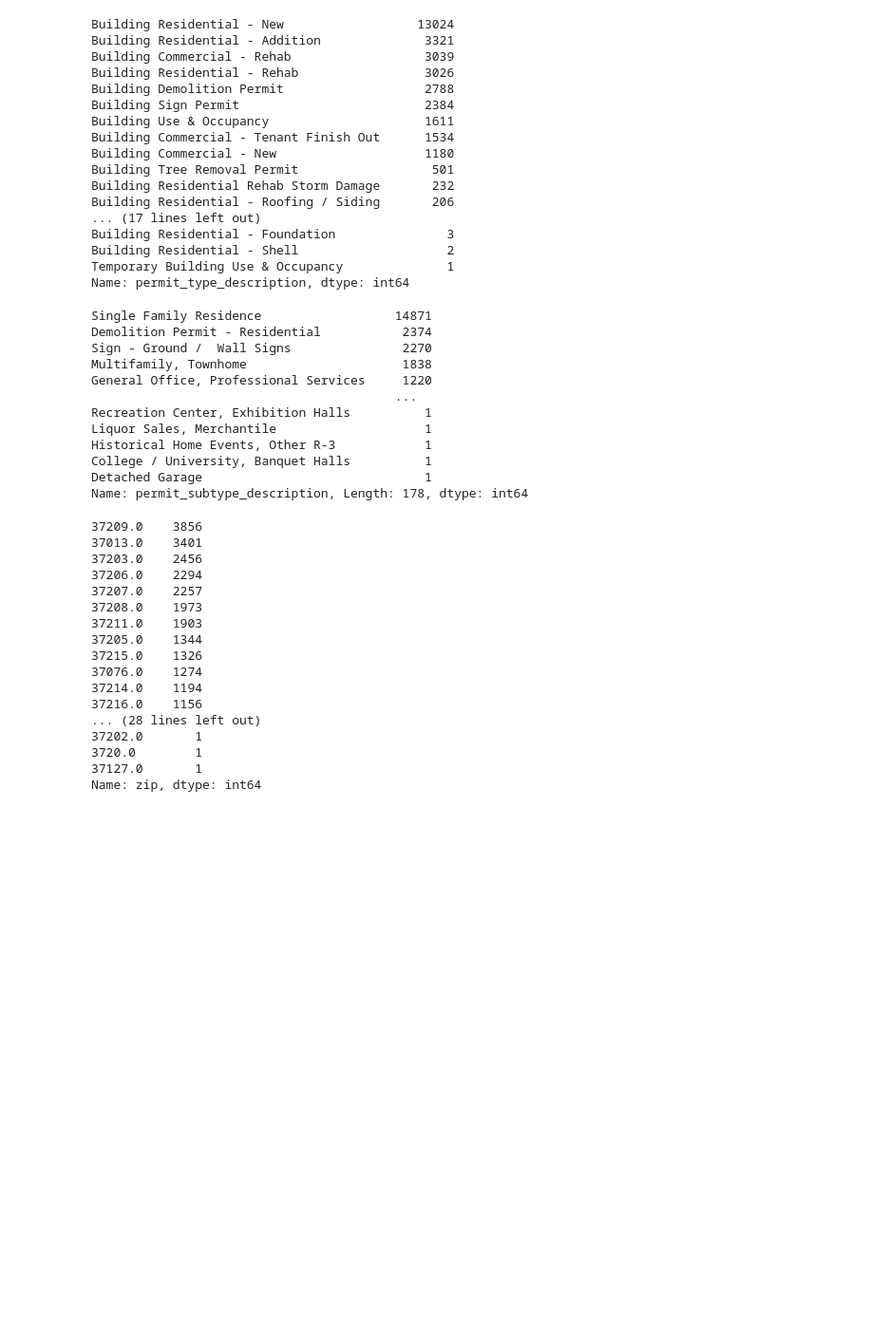
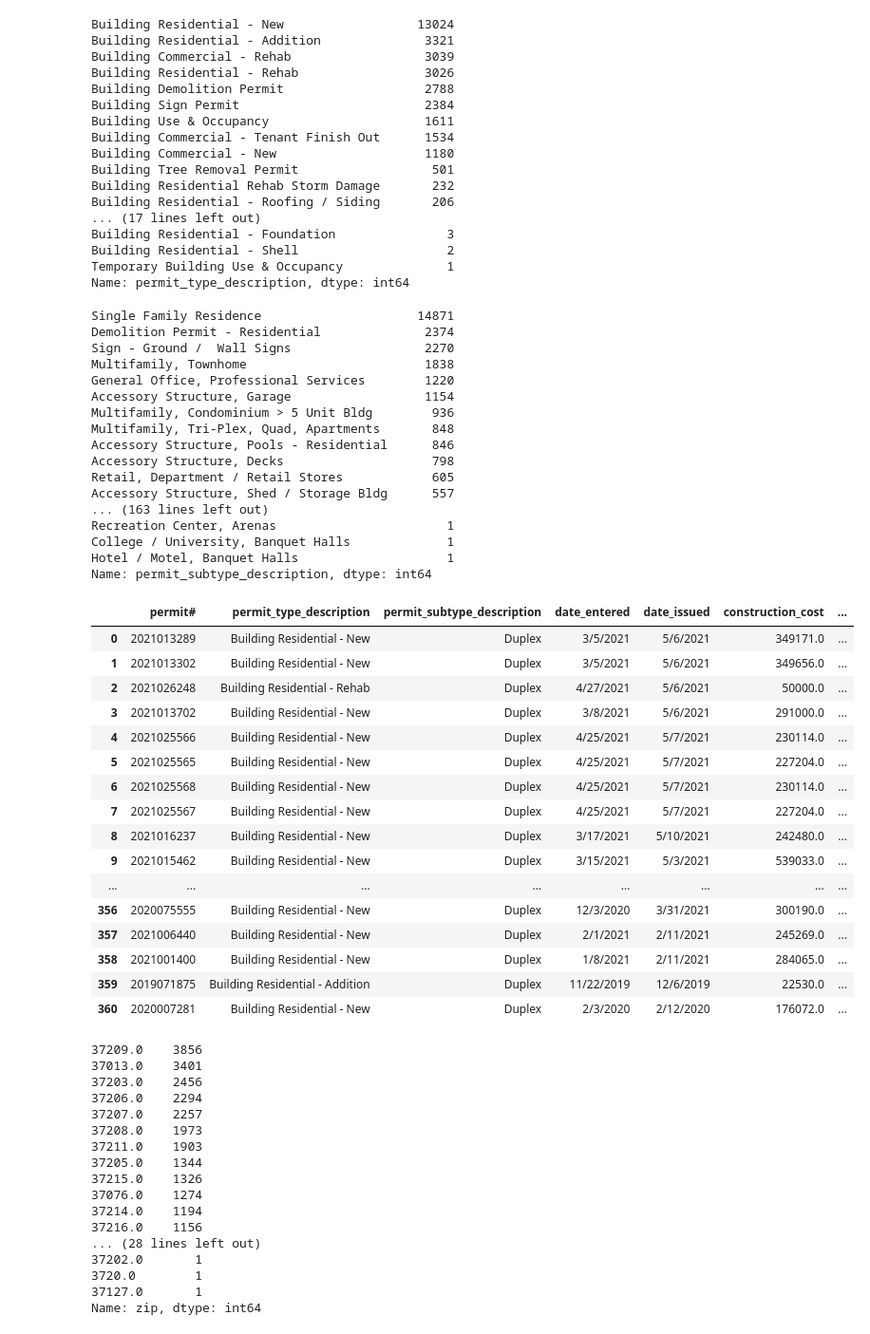
Before and after one commit to Cristian-Vargas9/Nashville_Housing_Market, a Jupyter notebook: cleaning_demographics_data.ipynb, the cells around one changed output. Shown: that part at 95% size. Cells and saved outputs as stored; diff of their text form; code cells hidden in the pictures; blank space fills up the shorter version.

```diff
--- a/cleaning_demographics_data.ipynb
+++ b/cleaning_demographics_data.ipynb
@@ -117,17 +103,23 @@ Building Residential - Shell                    2
 Temporary Building Use & Occupancy              1
 Name: permit_type_description, dtype: int64
 # %%
+pd.set_option('display.max_rows', 500)
 building_permits['permit_subtype_description'].value_counts()
 # %% [output]
-Single Family Residence                  14871
-Demolition Permit - Residential           2374
-Sign - Ground /  Wall Signs               2270
-Multifamily, Townhome                     1838
-General Office, Professional Services     1220
-                                         ...
-Recreation Center, Exhibition Halls          1
-Liquor Sales, Merchantile                    1
-Historical Home Events, Other R-3            1
-College / University, Banquet Halls          1
-Detached Garage                              1
-Name: permit_subtype_description, Length: 178, dtype: int64
+Single Family Residence                     14871
+Demolition Permit - Residential              2374
+Sign - Ground /  Wall Signs                  2270
+Multifamily, Townhome                        1838
+General Office, Professional Services        1220
+Accessory Structure, Garage                  1154
+Multifamily, Condominium > 5 Unit Bldg        936
+Multifamily, Tri-Plex, Quad, Apartments       848
+Accessory Structure, Pools - Residential      846
+Accessory Structure, Decks                    798
+Retail, Department / Retail Stores            605
+Accessory Structure, Shed / Storage Bldg      557
+... (163 lines left out)
+Recreation Center, Arenas                       1
+College / University, Banquet Halls             1
+Hotel / Motel, Banquet Halls                    1
+Name: permit_subtype_description, dtype: int64
@@ -133,0 +128,33 @@ Name: permit_subtype_description, Length: 178, dtype: int64
+# %%
+multi_family_res = building_permits[building_permits.permit_subtype_description == 'Multifamily, Townhome']
+multi_family_res = building_permits[building_permits.permit_subtype_description == 'Multifamily, Condominium > 5 Unit Bldg']
+multi_family_res = building_permits[building_permits.permit_subtype_description == 'Multifamily, Tri-Plex, Quad, Apartments']
+multi_family_res = building_permits[building_permits.permit_subtype_description == 'Multifamily, Apt / Twnhome > 5 Unit Bldg']
+multi_family_res = building_permits[building_permits.permit_subtype_description == 'Duplex']
+# %%
+multi_family_res = multi_family_res.reset_index()
+multi_family_res = multi_family_res.drop(columns='index')
+# %%
+multi_family_res = multi_family_res[multi_family_res.zip != 27218]
+multi_family_res = multi_family_res[multi_family_res.zip != 37127]
+multi_family_res = multi_family_res[multi_family_res.zip != 37202]
+# %%
+multi_family_res
+# %% [output]
+|  | permit# | permit_type_description | permit_subtype_description | date_entered | date_issued | construction_cost | ... |
+| 0 | 2021013289 | Building Residential - New | Duplex | 3/5/2021 | 5/6/2021 | 349171.0 | ... |
+| 1 | 2021013302 | Building Residential - New | Duplex | 3/5/2021 | 5/6/2021 | 349656.0 | ... |
+| 2 | 2021026248 | Building Residential - Rehab | Duplex | 4/27/2021 | 5/6/2021 | 50000.0 | ... |
+| 3 | 2021013702 | Building Residential - New | Duplex | 3/8/2021 | 5/6/2021 | 291000.0 | ... |
+| 4 | 2021025566 | Building Residential - New | Duplex | 4/25/2021 | 5/7/2021 | 230114.0 | ... |
+| 5 | 2021025565 | Building Residential - New | Duplex | 4/25/2021 | 5/7/2021 | 227204.0 | ... |
+| 6 | 2021025568 | Building Residential - New | Duplex | 4/25/2021 | 5/7/2021 | 230114.0 | ... |
+| 7 | 2021025567 | Building Residential - New | Duplex | 4/25/2021 | 5/7/2021 | 227204.0 | ... |
+| 8 | 2021016237 | Building Residential - New | Duplex | 3/17/2021 | 5/10/2021 | 242480.0 | ... |
+| 9 | 2021015462 | Building Residential - New | Duplex | 3/15/2021 | 5/3/2021 | 539033.0 | ... |
+| ... | ... | ... | ... | ... | ... | ... | ... |
+| 356 | 2020075555 | Building Residential - New | Duplex | 12/3/2020 | 3/31/2021 | 300190.0 | ... |
+| 357 | 2021006440 | Building Residential - New | Duplex | 2/1/2021 | 2/11/2021 | 245269.0 | ... |
+| 358 | 2021001400 | Building Residential - New | Duplex | 1/8/2021 | 2/11/2021 | 284065.0 | ... |
+| 359 | 2019071875 | Building Residential - Addition | Duplex | 11/22/2019 | 12/6/2019 | 22530.0 | ... |
+| 360 | 2020007281 | Building Residential - New | Duplex | 2/3/2020 | 2/12/2020 | 176072.0 | ... |
```
Also changed, not shown: parts of 40 cells of this notebook, 2 other files.
